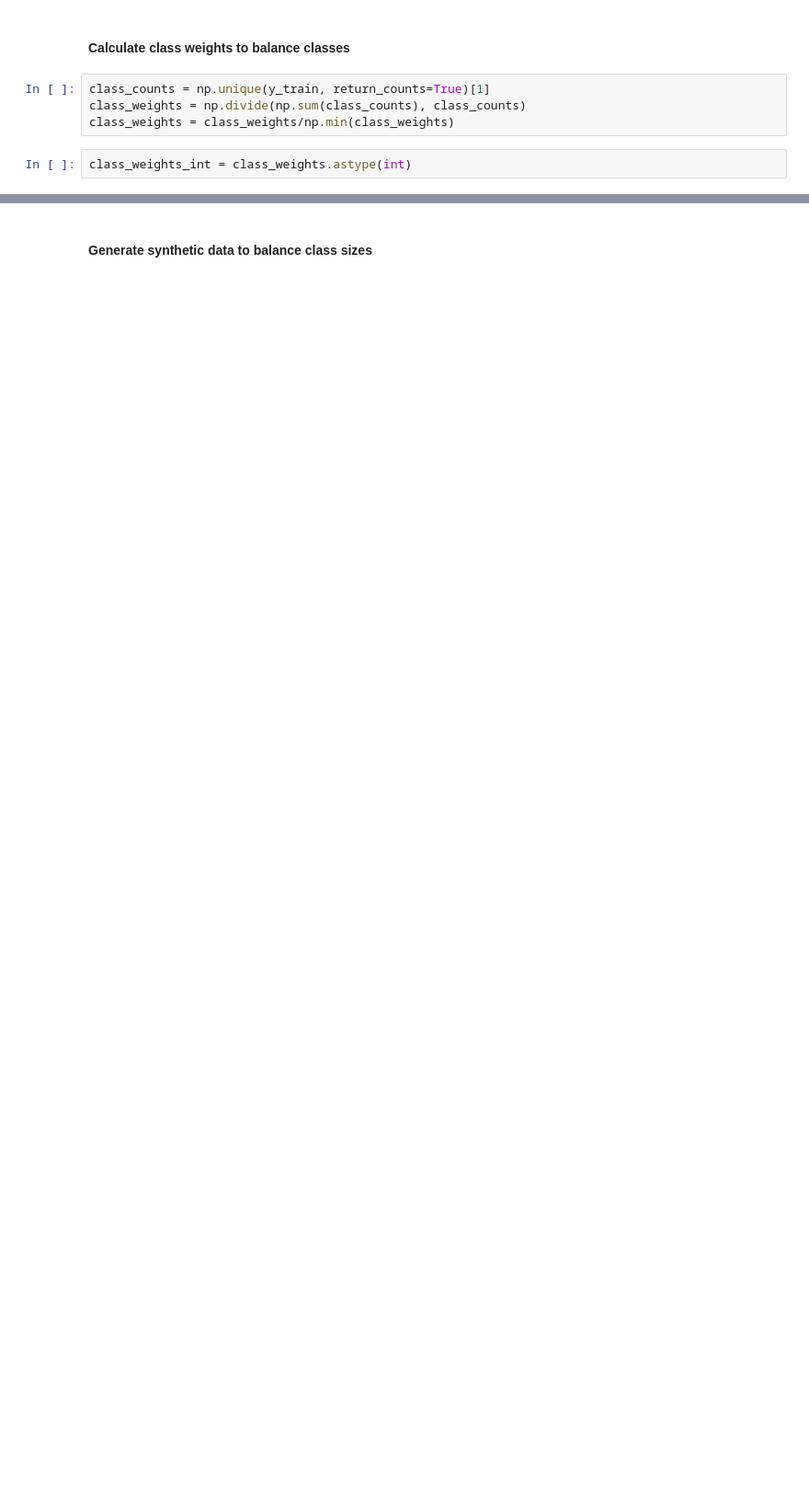
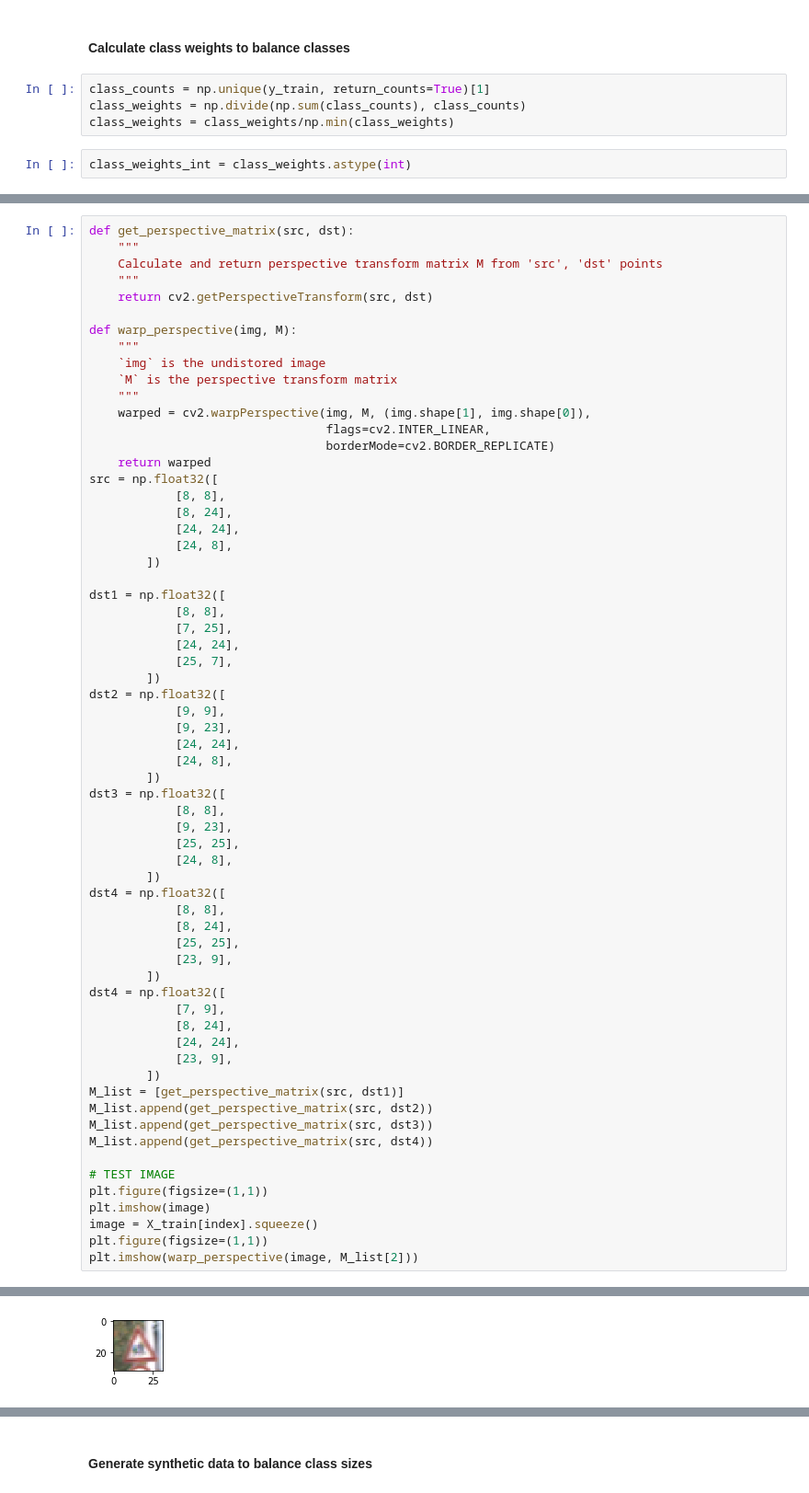
Before and after one commit to vijaykrishnay/Udacity_TrafficSignClassifier, a Jupyter notebook: Traffic_Sign_Classifier.ipynb, the cells around one changed output, grey strips where cells are left out. Shown at 92% size. Cells and saved outputs as stored; diff of their text form; blank space fills up the shorter version.

Commit message:
Updated model to add warping to transformed images. Validation Accuracy .944 and web images accuracy .91

```diff
--- a/Traffic_Sign_Classifier.ipynb
+++ b/Traffic_Sign_Classifier.ipynb
@@ -189,0 +228,65 @@ import cv2
+# %%
+def get_perspective_matrix(src, dst):
+    """
+    Calculate and return perspective transform matrix M from 'src', 'dst' points
+    """
+    return cv2.getPerspectiveTransform(src, dst)
+
+def warp_perspective(img, M):
+    """
+    `img` is the undistored image
+    `M` is the perspective transform matrix
+    """
+    warped = cv2.warpPerspective(img, M, (img.shape[1], img.shape[0]),
+                                 flags=cv2.INTER_LINEAR,
+                                 borderMode=cv2.BORDER_REPLICATE)
+    return warped
+src = np.float32([
+            [8, 8],
+            [8, 24],
+            [24, 24],
+            [24, 8],
+        ])
+
+dst1 = np.float32([
+            [8, 8],
+            [7, 25],
+            [24, 24],
+            [25, 7],
+        ])
+dst2 = np.float32([
+            [9, 9],
+            [9, 23],
+            [24, 24],
+            [24, 8],
+        ])
+dst3 = np.float32([
+            [8, 8],
+            [9, 23],
+            [25, 25],
+            [24, 8],
+        ])
+dst4 = np.float32([
+            [8, 8],
+            [8, 24],
+            [25, 25],
+            [23, 9],
+        ])
+dst4 = np.float32([
+            [7, 9],
+            [8, 24],
+            [24, 24],
+            [23, 9],
+        ])
+M_list = [get_perspective_matrix(src, dst1)]
+M_list.append(get_perspective_matrix(src, dst2))
+M_list.append(get_perspective_matrix(src, dst3))
+M_list.append(get_perspective_matrix(src, dst4))
+
+# TEST IMAGE
+plt.figure(figsize=(1,1))
+plt.imshow(image)
+image = X_train[index].squeeze()
+plt.figure(figsize=(1,1))
+plt.imshow(warp_perspective(image, M_list[2]))
+# %% [output]
@@ -189,0 +294 @@ import cv2
+[figure, added]
```
Also changed, not shown: parts of 56 cells of this notebook, 8 other files.
